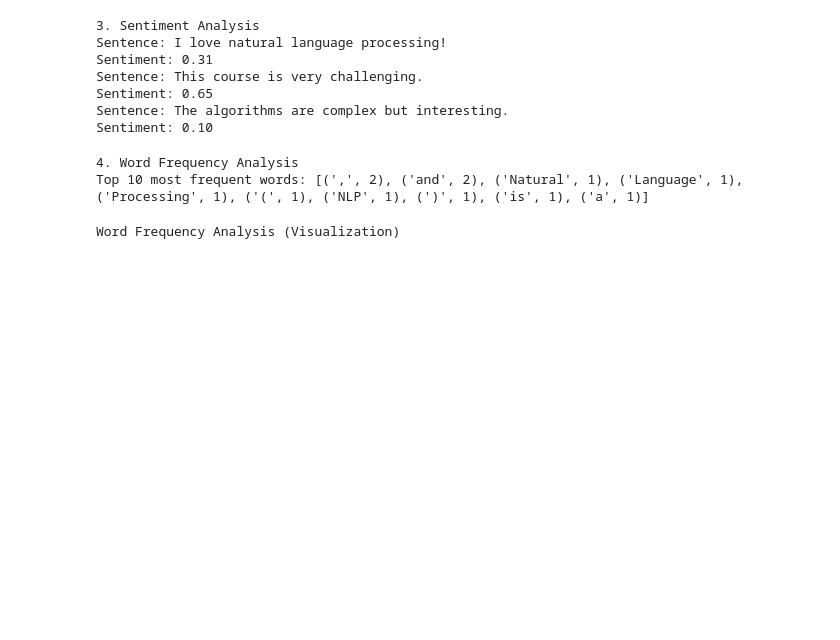
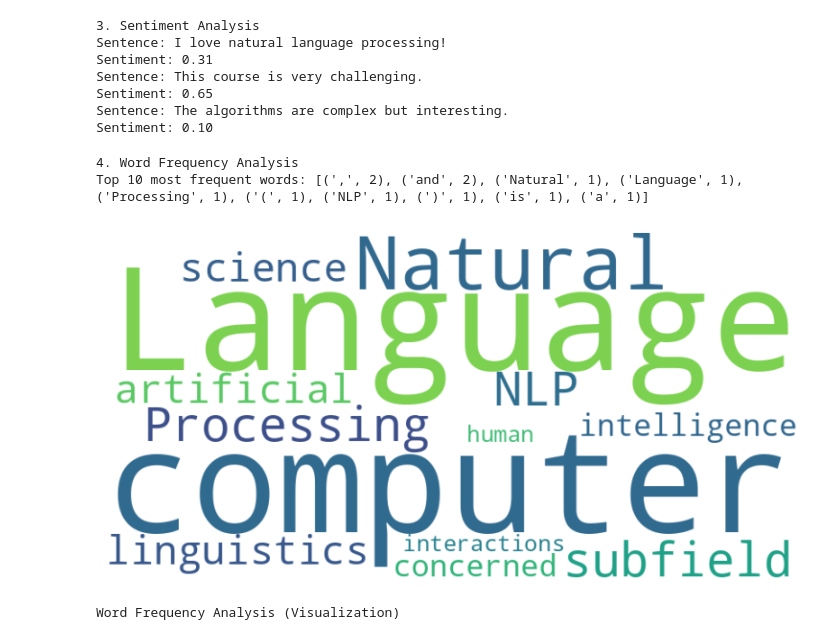
Before and after one commit to chmdznr/navasena-gen-ml-course, a Jupyter notebook: 03_nlp_fundamentals/01_nlp_fundamentals_en.ipynb, the cells around one changed output. Saved outputs shown, nothing was run; the diff lists cells and outputs as text; code cells hidden in the pictures; blank space fills up the shorter version.

```diff
--- a/03_nlp_fundamentals/01_nlp_fundamentals_en.ipynb
+++ b/03_nlp_fundamentals/01_nlp_fundamentals_en.ipynb
@@ -128,6 +128,27 @@ print("Top 10 most frequent words:", top_words)
 # %% [output]
 4. Word Frequency Analysis
 Top 10 most frequent words: [(',', 2), ('and', 2), ('Natural', 1), ('Language', 1), ('Processing', 1), ('(', 1), ('NLP', 1), (')', 1), ('is', 1), ('a', 1)]
+# %%
+# prompt: word cloud visualization
+
+from wordcloud import WordCloud
+import matplotlib.pyplot as plt
+
+# Assuming 'tokens' is your list of words from the text processing part
+# (you may need to remove stop words and punctuation first for better results)
+
+text_for_wordcloud = " ".join(tokens)
+
+# Generate the word cloud
+wordcloud = WordCloud(width=800, height=400, background_color='white').generate(text_for_wordcloud)
+
+# Display the generated image:
+plt.figure(figsize=(10, 5))
+plt.imshow(wordcloud, interpolation='bilinear')
+plt.axis("off")
+plt.show()
+# %% [output]
+[figure, added]
 # %%
 # prompt: visualize word frequency
 
```
Also changed, not shown: parts of 2 cells of this notebook.
